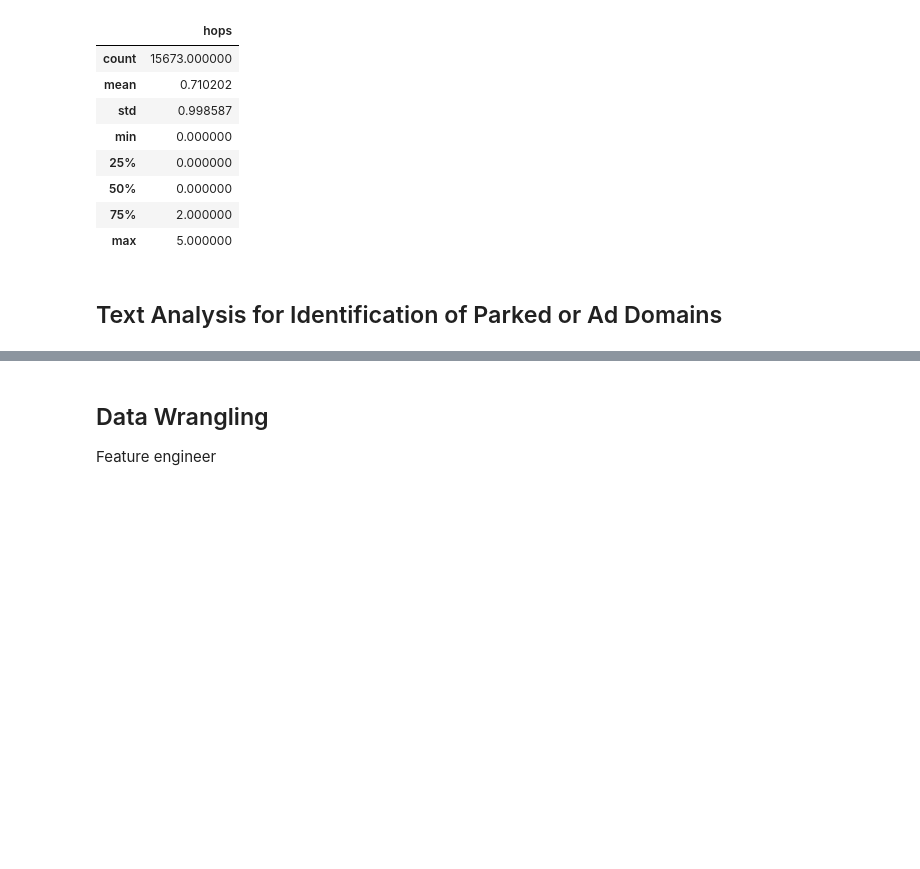
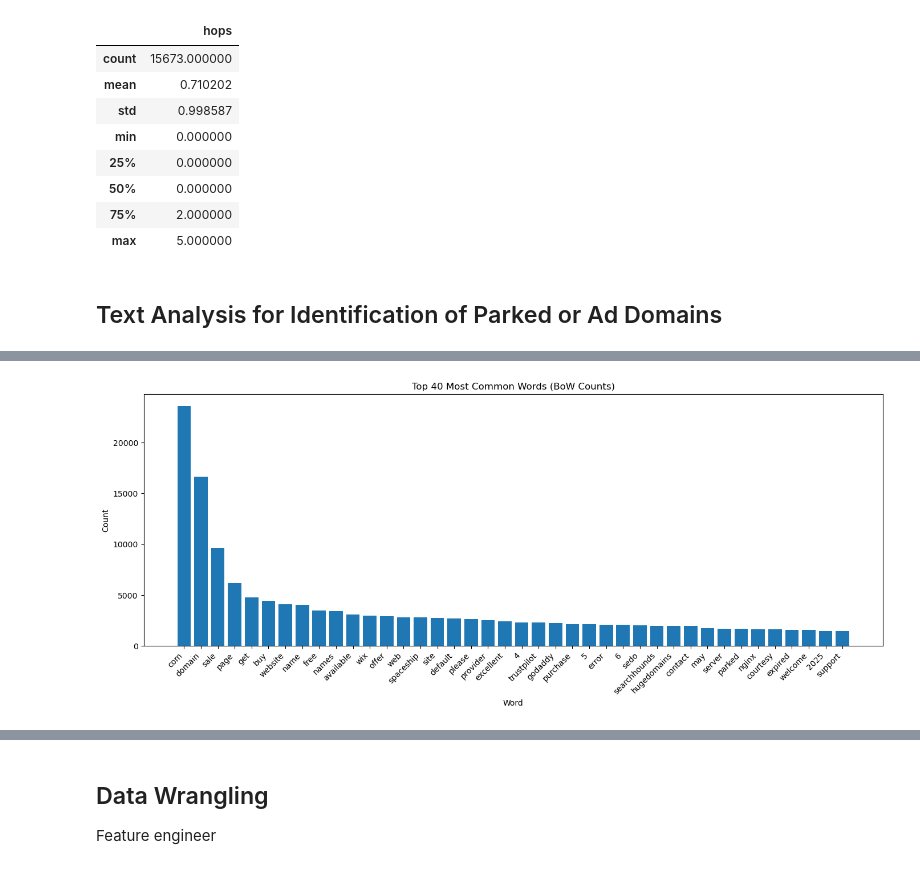
Before and after one commit to YouKnowJoey/sketchy-parking-lot, a Jupyter notebook: notebooks/wrangling_analysis.ipynb, the cells around one changed output, grey strips where cells are left out. Saved outputs shown, nothing was run; the diff lists cells and outputs as text; code cells hidden in the pictures; blank space fills up the shorter version.

```diff
--- a/notebooks/wrangling_analysis.ipynb
+++ b/notebooks/wrangling_analysis.ipynb
@@ -150,0 +159,15 @@ combined_df[["clean_text", "tokens"]].head()
+# %%
+'''
+bag of words and term frequency
+'''
+
+def compute_bow(tokens):
+    return Counter(tokens)
+
+def compute_tf(bow):
+    total_tokens = sum(bow.values())
+    return {word: count / total_tokens for word, count in bow.items()}
+
+combined_df["bow"] = combined_df["tokens"].apply(compute_bow)
+combined_df["tf"] = combined_df["bow"].apply(compute_tf)
+combined_df[["bow", "tf"]].head()
@@ -150,0 +181,26 @@ combined_df[["clean_text", "tokens"]].head()
+# %%
+'''
+Distribution of term frequencies
+'''
+# Aggregate all "bag of words" most common words
+total_bow = Counter()
+
+for bow in combined_df["bow"]:
+    total_bow.update(bow)
+
+# Display top N terms
+top_n = 40
+top_terms = total_bow.most_common(top_n)
+top_df = pd.DataFrame(top_terms, columns=["term", "count"])
+
+# Plot
+plt.figure(figsize=(14, 6))
+plt.bar(top_df["term"], top_df["count"])
+plt.title(f"Top {top_n} Most Common Words (BoW Counts)")
+plt.xlabel("Word")
+plt.ylabel("Count")
+plt.xticks(rotation=45, ha="right")
+plt.tight_layout()
+plt.show()
+# %% [output]
+[figure, added]
```
Also changed, not shown: parts of 16 cells of this notebook.
